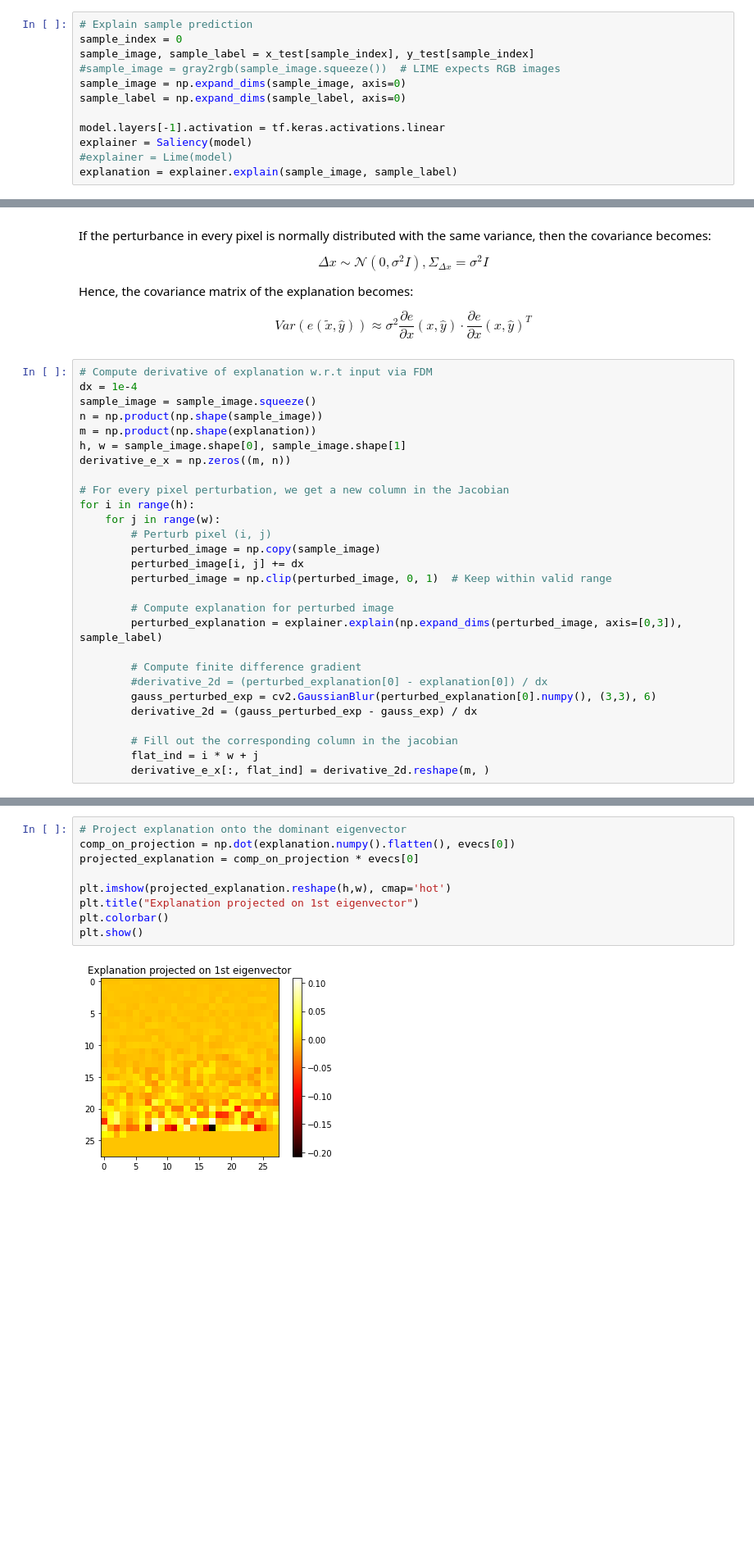
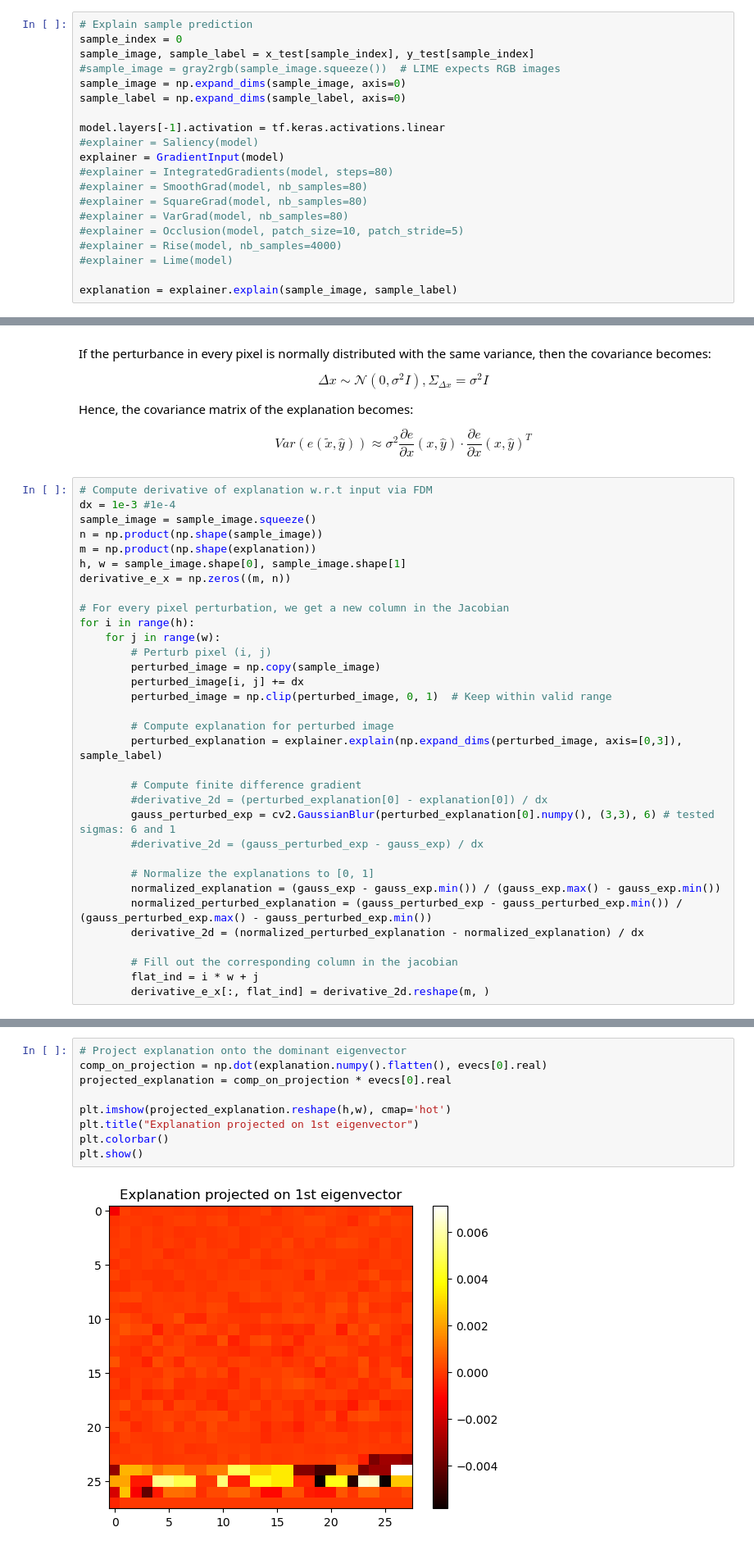
Before and after one commit to TeodorChiaburu/UXAI, a Jupyter notebook: Input_Perturbation.ipynb, the cells around one changed output, grey strips where cells are left out. Shown at 82% size. Saved outputs shown, nothing was run; the diff lists cells and outputs as text; blank space fills up the shorter version.

```diff
--- a/Input_Perturbation.ipynb
+++ b/Input_Perturbation.ipynb
@@ -78,8 +66,16 @@ sample_image = np.expand_dims(sample_image, axis=0)
 sample_label = np.expand_dims(sample_label, axis=0)
 
 model.layers[-1].activation = tf.keras.activations.linear
-explainer = Saliency(model)
+#explainer = Saliency(model)
+explainer = GradientInput(model)
+#explainer = IntegratedGradients(model, steps=80)
+#explainer = SmoothGrad(model, nb_samples=80)
+#explainer = SquareGrad(model, nb_samples=80)
+#explainer = VarGrad(model, nb_samples=80)
+#explainer = Occlusion(model, patch_size=10, patch_stride=5)
+#explainer = Rise(model, nb_samples=4000)
 #explainer = Lime(model)
+
 explanation = explainer.explain(sample_image, sample_label)
 # %%
 # Display explanation
@@ -142,7 +137,7 @@ Hence, the covariance matrix of the explanation becomes:
 $$Var(e(\widetilde{x},\hat{y})) \approx \sigma^2 \frac{\partial e}{\partial x}(x,\hat{y}) \cdot \frac{\partial e}{\partial x}(x,\hat{y})^T$$
 # %%
 # Compute derivative of explanation w.r.t input via FDM
-dx = 1e-4
+dx = 1e-3 #1e-4
 sample_image = sample_image.squeeze()
 n = np.product(np.shape(sample_image))
 m = np.product(np.shape(explanation))
@@ -162,8 +157,13 @@ for i in range(h):
 
         # Compute finite difference gradient
         #derivative_2d = (perturbed_explanation[0] - explanation[0]) / dx
-        gauss_perturbed_exp = cv2.GaussianBlur(perturbed_explanation[0].numpy(), (3,3), 6)
-        derivative_2d = (gauss_perturbed_exp - gauss_exp) / dx
+        gauss_perturbed_exp = cv2.GaussianBlur(perturbed_explanation[0].numpy(), (3,3), 6) # tested sigmas: 6 and 1
+        #derivative_2d = (gauss_perturbed_exp - gauss_exp) / dx
+
+        # Normalize the explanations to [0, 1]
+        normalized_explanation = (gauss_exp - gauss_exp.min()) / (gauss_exp.max() - gauss_exp.min())
+        normalized_perturbed_explanation = (gauss_perturbed_exp - gauss_perturbed_exp.min()) / (gauss_perturbed_exp.max() - gauss_perturbed_exp.min())
+        derivative_2d = (normalized_perturbed_explanation - normalized_explanation) / dx
 
         # Fill out the corresponding column in the jacobian
         flat_ind = i * w + j
@@ -278,14 +282,14 @@ plt.show()
 # %%
 # Project explanation onto the dominant eigenvector
-comp_on_projection = np.dot(explanation.numpy().flatten(), evecs[0])
-projected_explanation = comp_on_projection * evecs[0]
+comp_on_projection = np.dot(explanation.numpy().flatten(), evecs[0].real)
+projected_explanation = comp_on_projection * evecs[0].real
 
 plt.imshow(projected_explanation.reshape(h,w), cmap='hot')
 plt.title("Explanation projected on 1st eigenvector")
 plt.colorbar()
 plt.show()
 # %% [output]
-[figure, old version]
+[figure, new version]
 # %% [markdown]
 ### Compute variance empirically
 # %%
```
Also changed, not shown: parts of 26 cells of this notebook, 1 other file.
